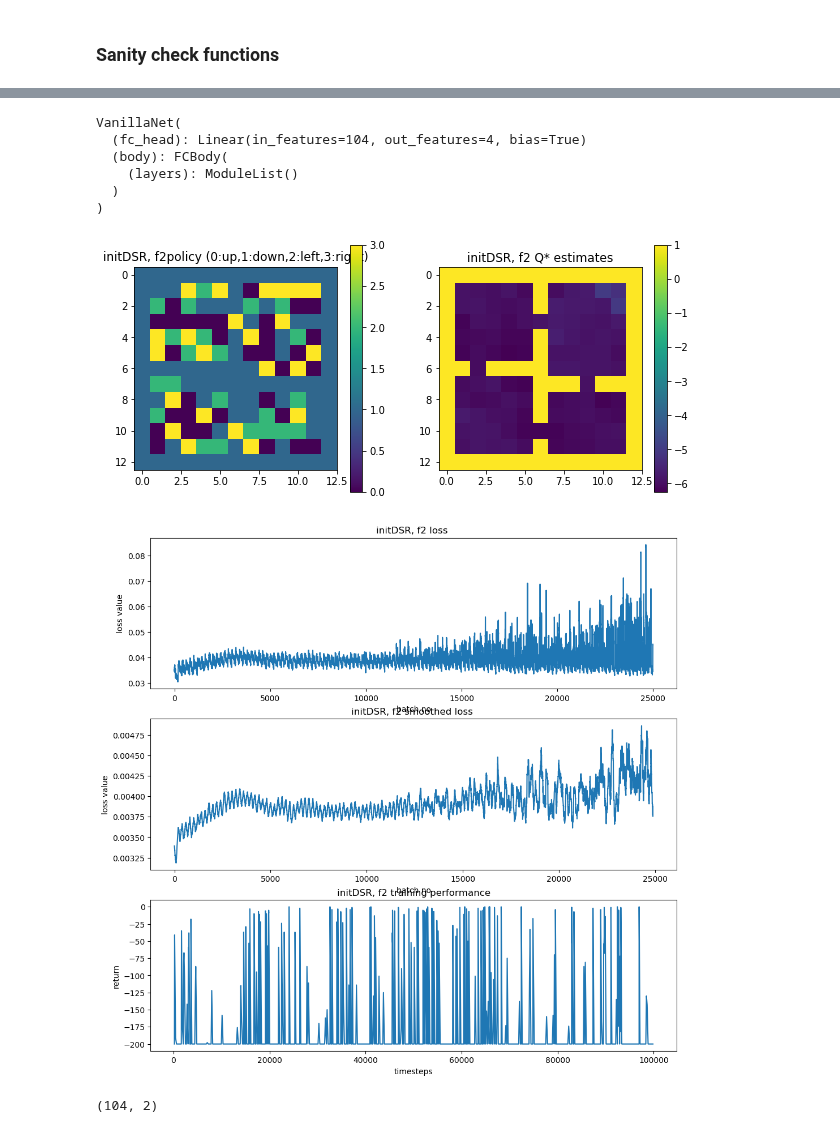
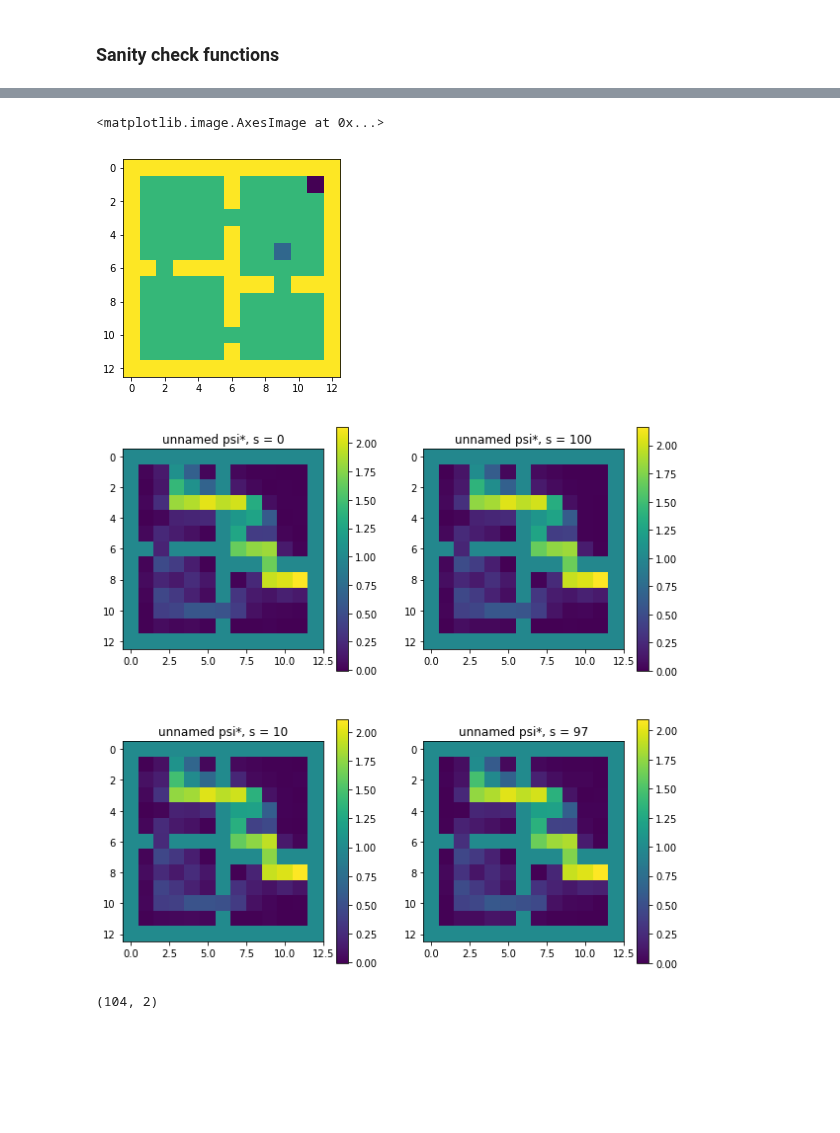
Before and after one commit to psurya1994/successor-feature-representations, a Jupyter notebook: fourrooms-avDSR-exmpts.ipynb, the cells around one changed output, grey strips where cells are left out. Saved outputs shown, nothing was run; the diff lists cells and outputs as text; code cells hidden in the pictures; blank space fills up the shorter version.

```diff
--- a/fourrooms-avDSR-exmpts.ipynb
+++ b/fourrooms-avDSR-exmpts.ipynb
@@ -70,3 +63,8 @@ array([0., 0., 0., 0., 0., 0., 0., 0., 0., 0., 0., 0., 0., 0., 0., 0., 0.,
+# %%
+plt.imshow(env.render())
+# %% [output]
+<matplotlib.image.AxesImage at 0x...>
+[figure, added]
 # %%
 from deep_rl.component.fourrooms import FourRooms
 env = FourRooms(goal=9)
@@ -118,43 +116,56 @@ def sanity(agent, is_dsr=True, title="unnamed"):
             optimal_actions = q.max(1)[1].detach().numpy()
             psi = psi[:, optimal_actions, :]
             q = q.detach().numpy().flatten()
 #             _visualize_vector(psi[:,0,:].flatten(), title=title+" q({},{})={}".format(s, 0, q[0]), show=False, label="0")
             _visualize_vector(psi.flatten(), title=title+" psi*, s = {}".format(s), show=False, label="1")
 
     # Visualize policy
     state_space = np.identity(104)
     if(is_dsr):
 
         phi, psi, q = agent.network(tensor(state_space))
     else:
         q = agent.network(tensor(state_space))
 
 #     print('Qvalue estiamtes: ', q.detach().numpy())
     plt.subplot(223)
     optimal_actions = q.max(1)[1].detach().numpy()
 #     import pdb; pdb.set_trace()
     _visualize_vector(optimal_actions, title=title+'policy (0:up,1:down,2:left,3:right)', show=False)
 #     plt.show()
     plt.subplot(224)
     # Visualize Q*
     _visualize_vector(q.max(1)[0].detach().numpy(), title=title+' Q* estimates')
 
+    return
 
-sanity(dqn, is_dsr=False, title='initDSR, f2')
+def sanity_psi(dsr, action_net=None, states=[0, 100, 10, 97], title="unnamed"):
+    """
+    action_net needs to be a DQN or None for this funciton to work.
+    """
+    plt.figure(figsize=(10,10))
+    state_space = np.identity(104)
+    phi, psi, q = dsr.network(tensor(state_space))
+    psi = psi.detach().numpy()
+    if(action_net is not None):
+        q = action_net.network(tensor(state_space))
+    optimal_actions = q.max(1)[1].detach().numpy()
 
-plot_dqn(dqn, title='initDSR, f2')
+    psi = psi[:, optimal_actions, :]
+
+    for i, s in enumerate(states):
+        plt.subplot(2,2,i+1)
+        _visualize_vector(psi[s,:,:,].flatten(), title=title+" psi*, s = {}".format(s), show=False, label="1")
+    return
+
+sanity_psi(avdsr)
+# sanity(avdsr, is_dsr=False, title='initDSR, f2')
+# plot_dqn(dqn, title='initDSR, f2')
 # dsr1 = dsr2
 # print(dsr1.loss_psi_vec[:10],dsr1.loss_q_vec[:10])
 # print(dsr1.loss_psi_vec[-10:],dsr1.loss_q_vec[-10:])
 # %% [output]
-VanillaNet(
-  (fc_head): Linear(in_features=104, out_features=4, bias=True)
-  (body): FCBody(
-    (layers): ModuleList()
-  )
-)
-[figure, old version]
+[figure, new version]
-[figure, removed]
 # %%
 from sklearn.decomposition import PCA
 
```
Also changed, not shown: parts of 45 cells of this notebook.
